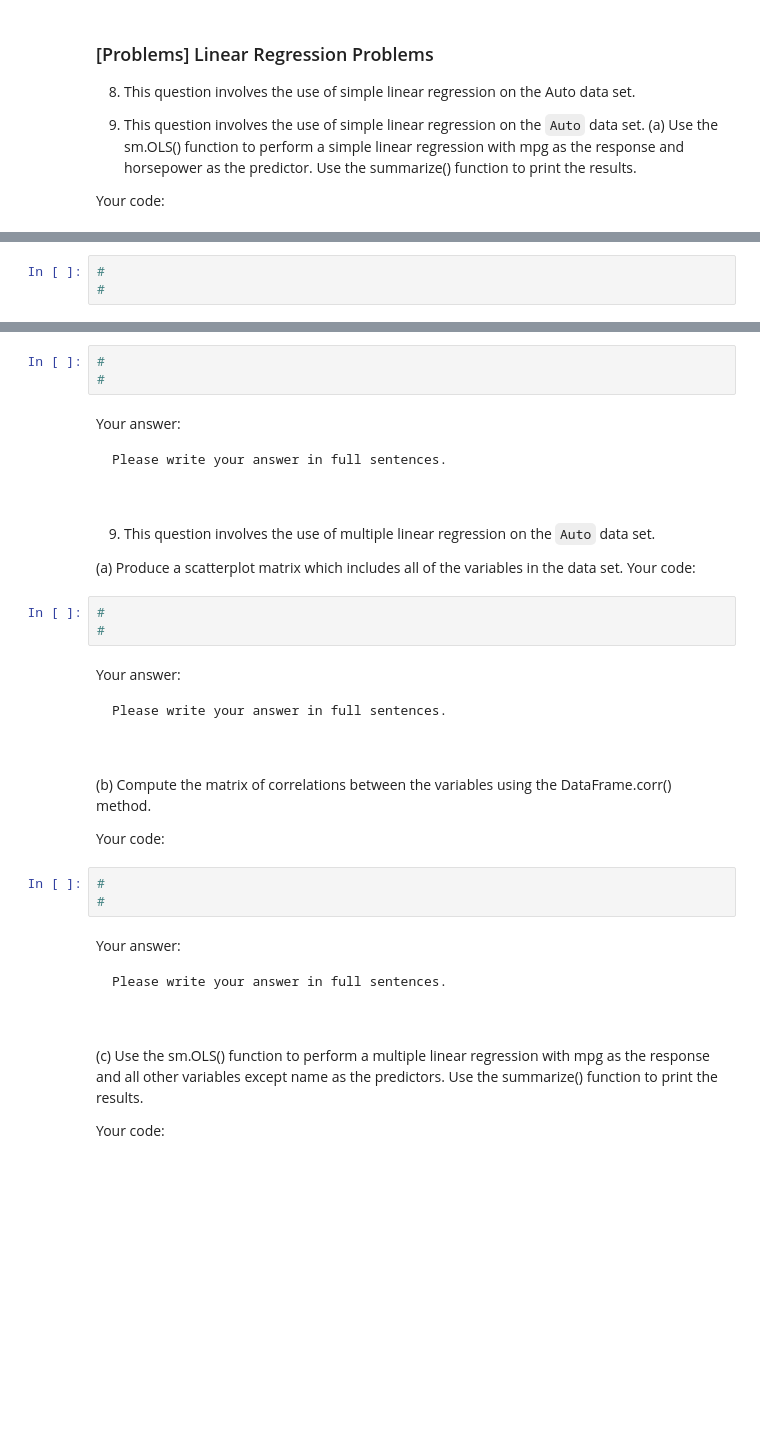
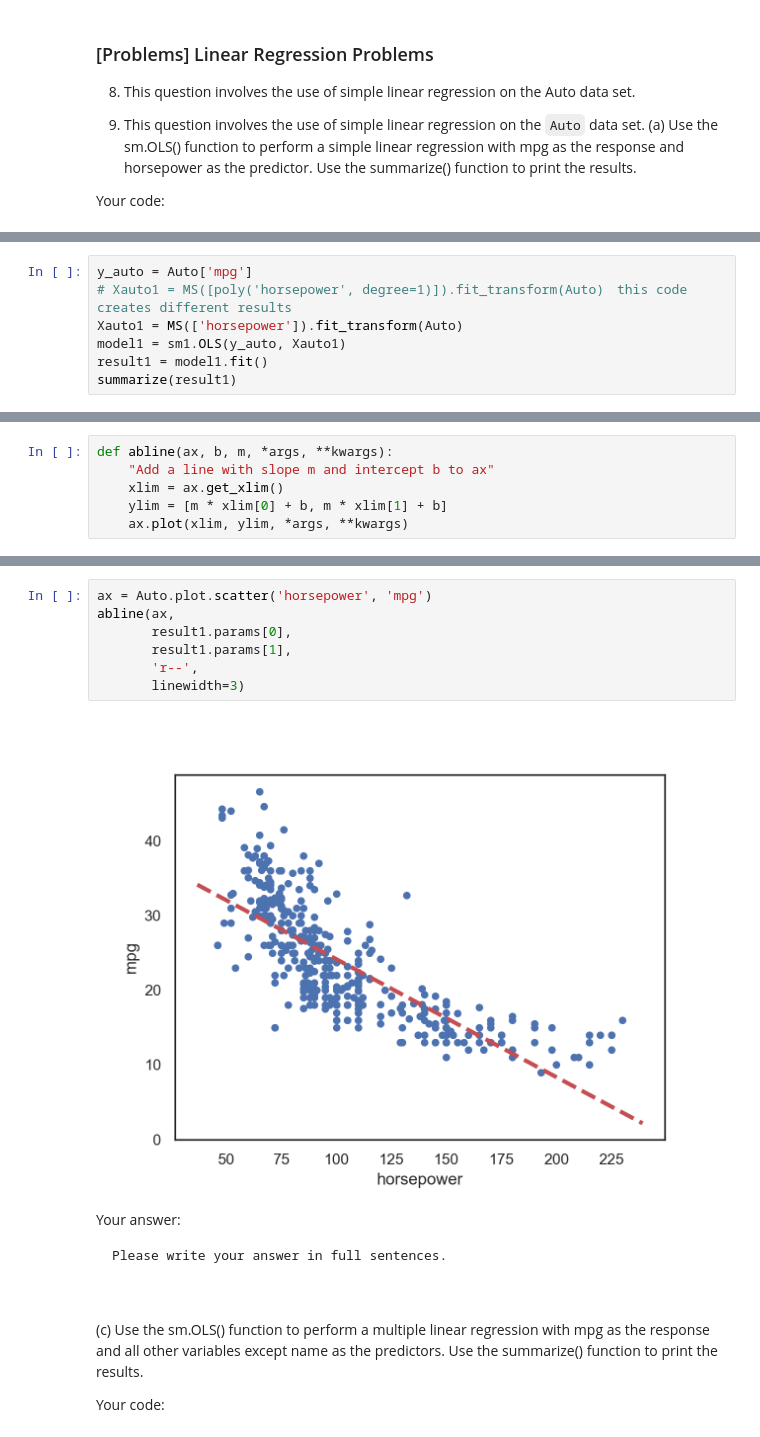
Before and after one commit to BU-MSSP-Classroom/ma679-spring2024-01-linear-regression-yu99t, a Jupyter notebook: Ch3_Regression_Python.ipynb, the cells around one changed output, grey strips where cells are left out. Cells and saved outputs as stored; diff of their text form; blank space fills up the shorter version.

```diff
--- a/Ch3_Regression_Python.ipynb
+++ b/Ch3_Regression_Python.ipynb
@@ -578,0 +774,7 @@ Your code:
+# %%
+y_auto = Auto['mpg']
+# Xauto1 = MS([poly('horsepower', degree=1)]).fit_transform(Auto)　this code creates different results
+Xauto1 = MS(['horsepower']).fit_transform(Auto)
+model1 = sm1.OLS(y_auto, Xauto1)
+result1 = model1.fit()
+summarize(result1)
@@ -602,5 +853,8 @@ lab to display the least squares regression line.
 
 Your code:
 # %%
-#
-#
+def abline(ax, b, m, *args, **kwargs):
+    "Add a line with slope m and intercept b to ax"
+    xlim = ax.get_xlim()
+    ylim = [m * xlim[0] + b, m * xlim[1] + b]
+    ax.plot(xlim, ylim, *args, **kwargs)
@@ -621,40 +861,12 @@ Your code:
-# %%
-#
-#
-# %% [markdown]
-Your answer:
-
-~~~
-Please write your answer in full sentences.
-
-
-~~~
-
-
-9. This question involves the use of multiple linear regression on the `Auto` data set.
-
-(a) Produce a scatterplot matrix which includes all of the variables in the data set.
-Your code:
-# %%
-#
-#
-# %% [markdown]
-Your answer:
-
-~~~
-Please write your answer in full sentences.
-
-
-~~~
-
-
-(b) Compute the matrix of correlations between the variables using
-the DataFrame.corr() method.
-
-Your code:
-# %%
-#
-#
+# %%
+ax = Auto.plot.scatter('horsepower', 'mpg')
+abline(ax,
+       result1.params[0],
+       result1.params[1],
+       'r--',
+       linewidth=3)
+# %% [output]
+[figure, added]
 # %% [markdown]
 Your answer:
 
```
Also changed, not shown: parts of 72 cells of this notebook, 7 other files.
